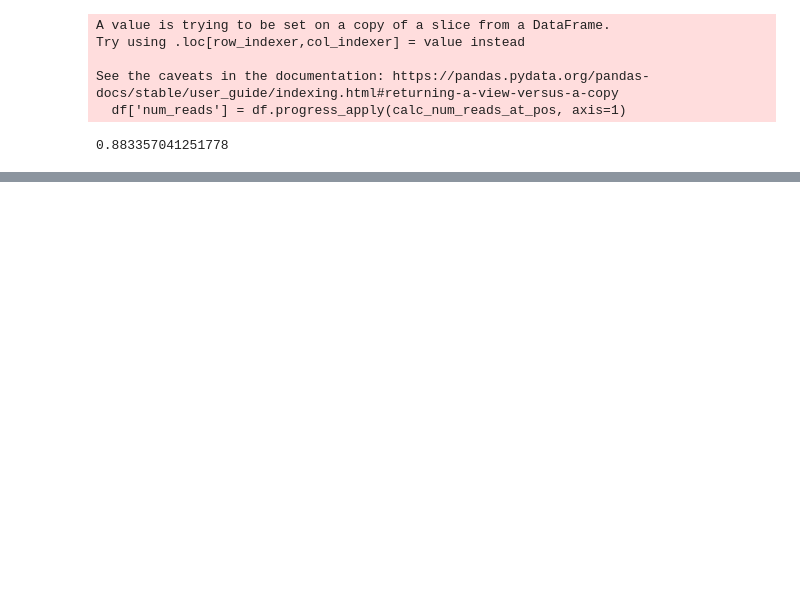
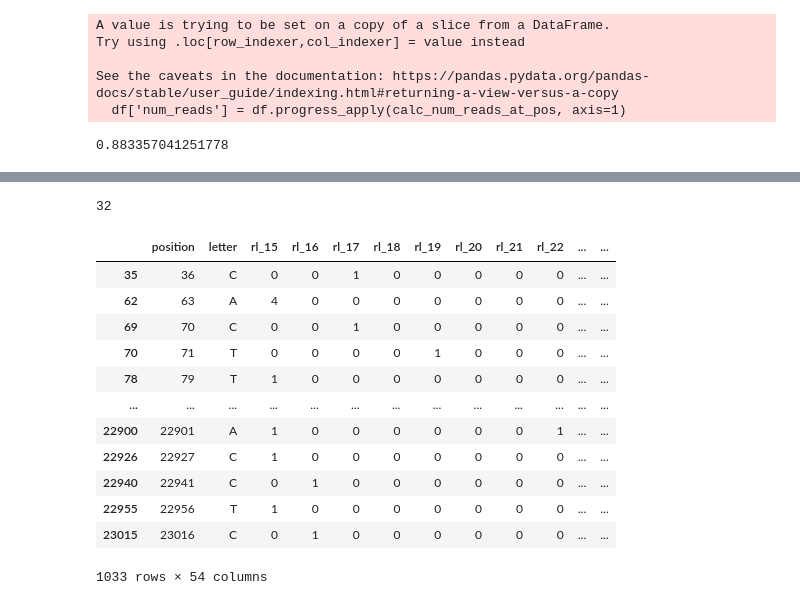
Before and after one commit to shahlab/start-site-predictor, a Jupyter notebook: experiments/Create-Features.ipynb, the cells around one changed output, grey strips where cells are left out. Drawn from its saved outputs; the diff is of its cells as text; code cells hidden in the pictures; blank space fills up the shorter version.

```diff
--- a/experiments/Create-Features.ipynb
+++ b/experiments/Create-Features.ipynb
@@ -121,0 +283,26 @@ df.to_csv("../data/keep")
+# %%
+test_df = df[:10000].sort_values(['position'])
+# %%
+sig_sampler = SignalSampler(test_df)
+
+print(len(sig_sampler.col_names))
+# %% [output]
+32
+# %%
+test_df[sig_sampler.col_names] = test_df.progress_apply(sig_sampler.reduce, axis=1, result_type="expand")
+# %%
+test_df[test_df['substr_left'].notnull()]
+# %% [output]
+|  | position | letter | rl_15 | rl_16 | rl_17 | rl_18 | rl_19 | rl_20 | rl_21 | rl_22 | ... | ... |
+| 35 | 36 | C | 0 | 0 | 1 | 0 | 0 | 0 | 0 | 0 | ... | ... |
+| 62 | 63 | A | 4 | 0 | 0 | 0 | 0 | 0 | 0 | 0 | ... | ... |
+| 69 | 70 | C | 0 | 0 | 1 | 0 | 0 | 0 | 0 | 0 | ... | ... |
+| 70 | 71 | T | 0 | 0 | 0 | 0 | 1 | 0 | 0 | 0 | ... | ... |
+| 78 | 79 | T | 1 | 0 | 0 | 0 | 0 | 0 | 0 | 0 | ... | ... |
+| ... | ... | ... | ... | ... | ... | ... | ... | ... | ... | ... | ... | ... |
+| 22900 | 22901 | A | 1 | 0 | 0 | 0 | 0 | 0 | 0 | 1 | ... | ... |
+| 22926 | 22927 | C | 1 | 0 | 0 | 0 | 0 | 0 | 0 | 0 | ... | ... |
+| 22940 | 22941 | C | 0 | 1 | 0 | 0 | 0 | 0 | 0 | 0 | ... | ... |
+| 22955 | 22956 | T | 1 | 0 | 0 | 0 | 0 | 0 | 0 | 0 | ... | ... |
+| 23015 | 23016 | C | 0 | 1 | 0 | 0 | 0 | 0 | 0 | 0 | ... | ... |
+1033 rows × 54 columns
```
Also changed, not shown: parts of 13 cells of this notebook.
